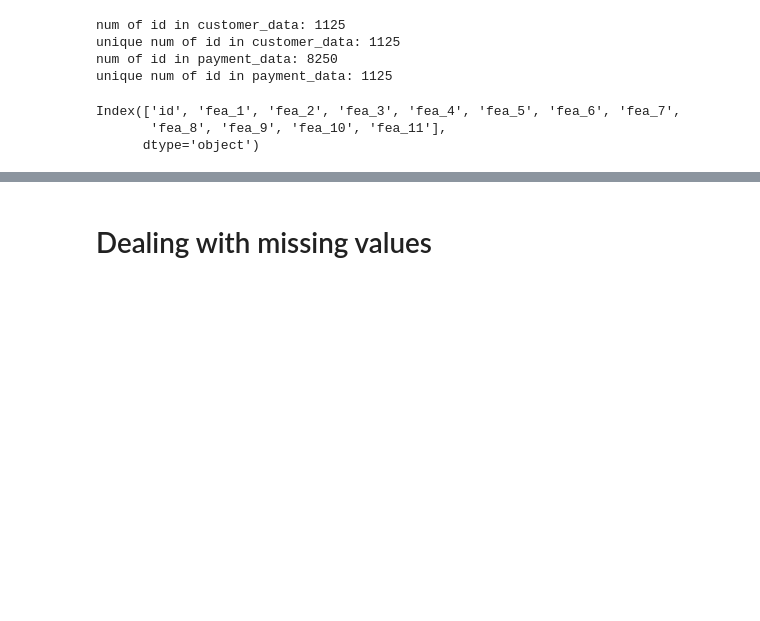
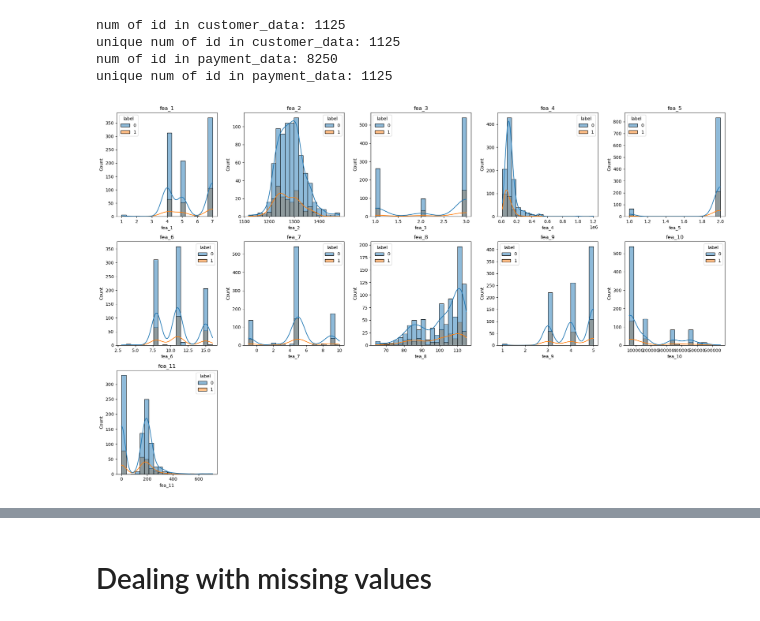
Before and after one commit to chiseanchang0727/kaggle, a Jupyter notebook: credit_risk_classification/isolation_tree.ipynb, the cells around one changed output, grey strips where cells are left out. Drawn from its saved outputs; the diff is of its cells as text; code cells hidden in the pictures; blank space fills up the shorter version.

```diff
--- a/credit_risk_classification/isolation_tree.ipynb
+++ b/credit_risk_classification/isolation_tree.ipynb
@@ -117,9 +130,17 @@ num of id in customer_data: 1125
 unique num of id in customer_data: 1125
 num of id in payment_data: 8250
 unique num of id in payment_data: 1125
-# %%
-customer_data.columns[1:]
-# %% [output]
-Index(['id', 'fea_1', 'fea_2', 'fea_3', 'fea_4', 'fea_5', 'fea_6', 'fea_7',
-       'fea_8', 'fea_9', 'fea_10', 'fea_11'],
-      dtype='object')
+# %%
+customer_features = customer_data.columns[2:]
+
+fig = plt.figure(figsize=(20,20))
+
+for idx, val in enumerate(customer_features):
+    ax = fig.add_subplot(5, 5, idx+1)
+    sns.histplot(data=customer_data, x=val, axes=ax, bins=20 ,hue='label', kde=True)
+    ax.set_title(val)
+
+plt.tight_layout()
+plt.show()
+# %% [output]
+[figure, added]
```
Also changed, not shown: parts of 12 cells of this notebook, 1 other file.
